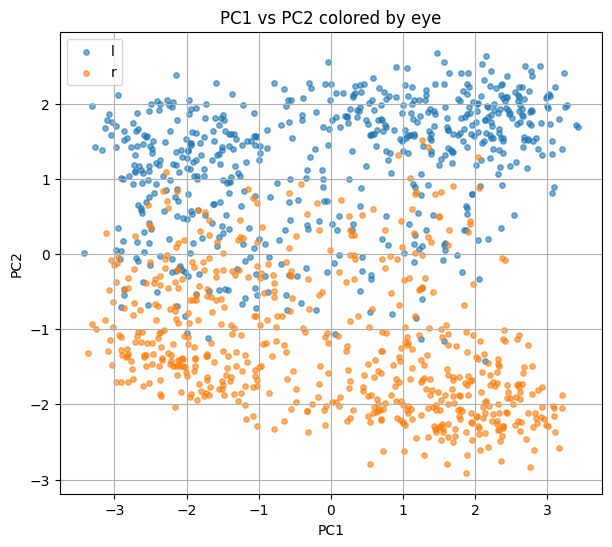
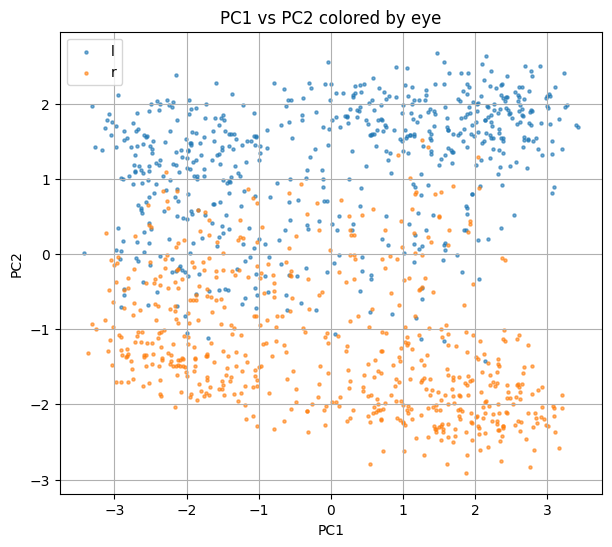
The change to this notebook cell's code, shown as a diff; its figure went from the first image to the second:
--- before
+++ after
@@ -12,5 +12,5 @@
 for e in ['l', 'r']:
     mask = eyes == e
-    plt.scatter(X_pca[mask, 0], X_pca[mask, 1], s=15, alpha=0.6, label=e)
+    plt.scatter(X_pca[mask, 0], X_pca[mask, 1], s=5, alpha=0.6, label=e)
 
 plt.xlabel("PC1")

Commit: view相关主成分分析（进行中）